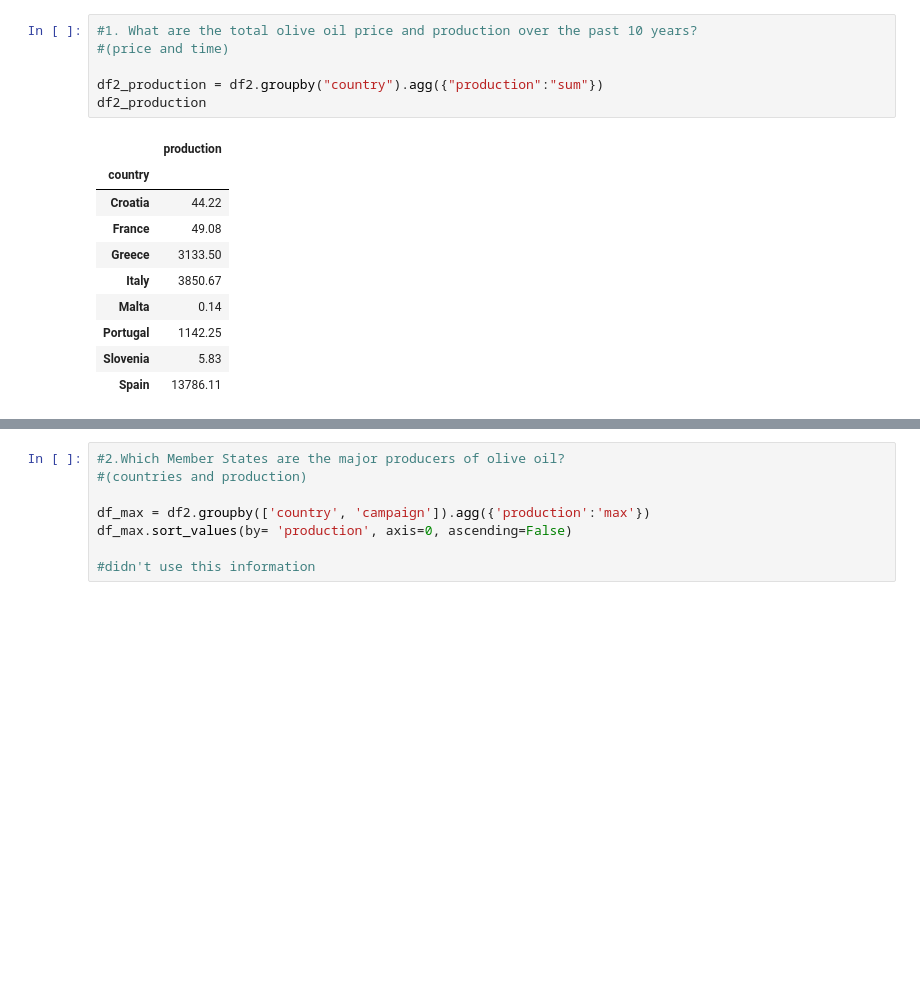
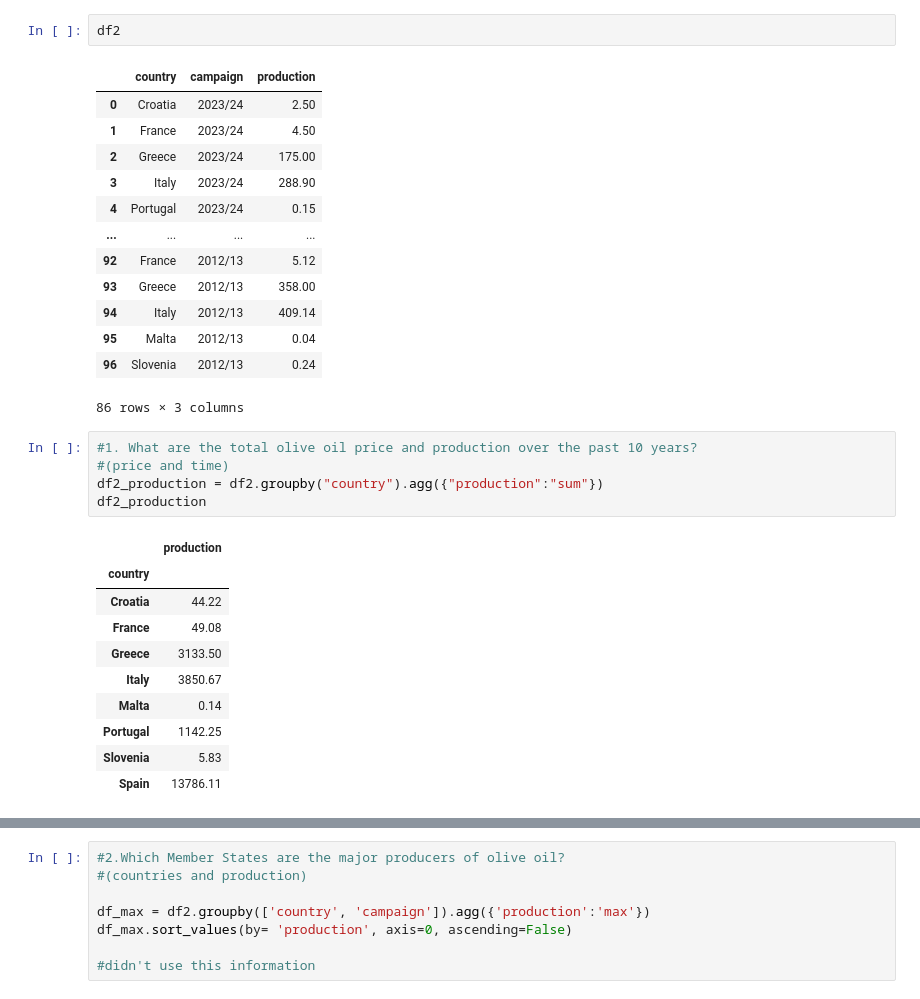
Before and after one commit to guinascim/olive_oil, a Jupyter notebook: Project.ipynb, the cells around one changed output, grey strips where cells are left out. Drawn from its saved outputs; the diff is of its cells as text; blank space fills up the shorter version.

```diff
--- a/Project.ipynb
+++ b/Project.ipynb
@@ -45,10 +59,25 @@ Portugal    11
 Spain       11
 Malta        4
 Name: count, dtype: int64
+# %%
+df2
+# %% [output]
+|  | country | campaign | production |
+| 0 | Croatia | 2023/24 | 2.50 |
+| 1 | France | 2023/24 | 4.50 |
+| 2 | Greece | 2023/24 | 175.00 |
+| 3 | Italy | 2023/24 | 288.90 |
+| 4 | Portugal | 2023/24 | 0.15 |
+| ... | ... | ... | ... |
+| 92 | France | 2012/13 | 5.12 |
+| 93 | Greece | 2012/13 | 358.00 |
+| 94 | Italy | 2012/13 | 409.14 |
+| 95 | Malta | 2012/13 | 0.04 |
+| 96 | Slovenia | 2012/13 | 0.24 |
+86 rows × 3 columns
 # %%
 #1. What are the total olive oil price and production over the past 10 years?
 #(price and time)
-
 df2_production = df2.groupby("country").agg({"production":"sum"})
 df2_production
 # %% [output]
```
Also changed, not shown: parts of 9 cells of this notebook.
